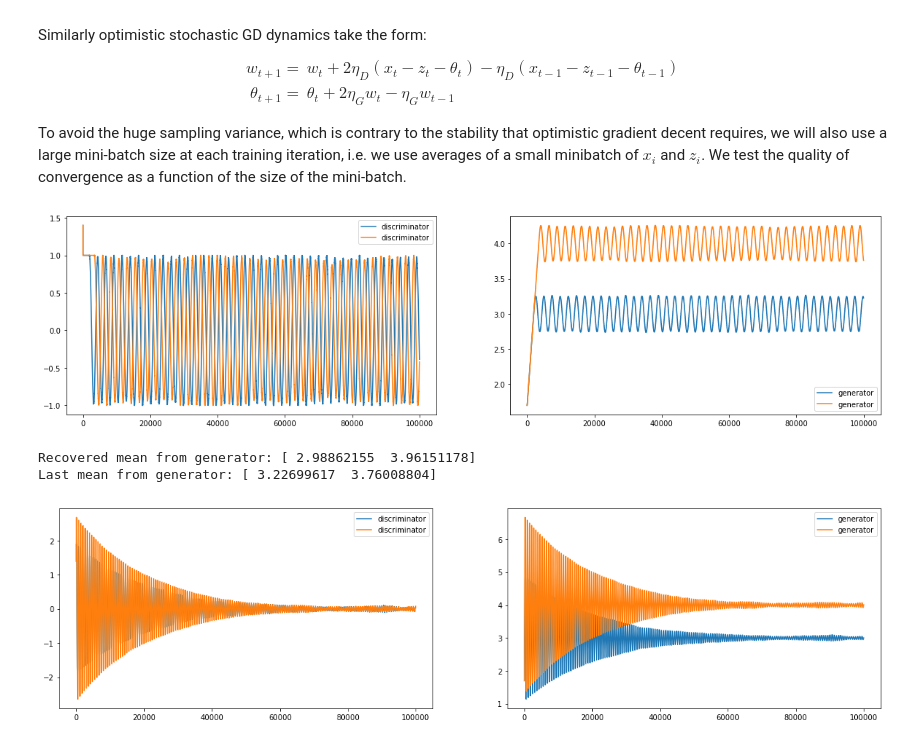
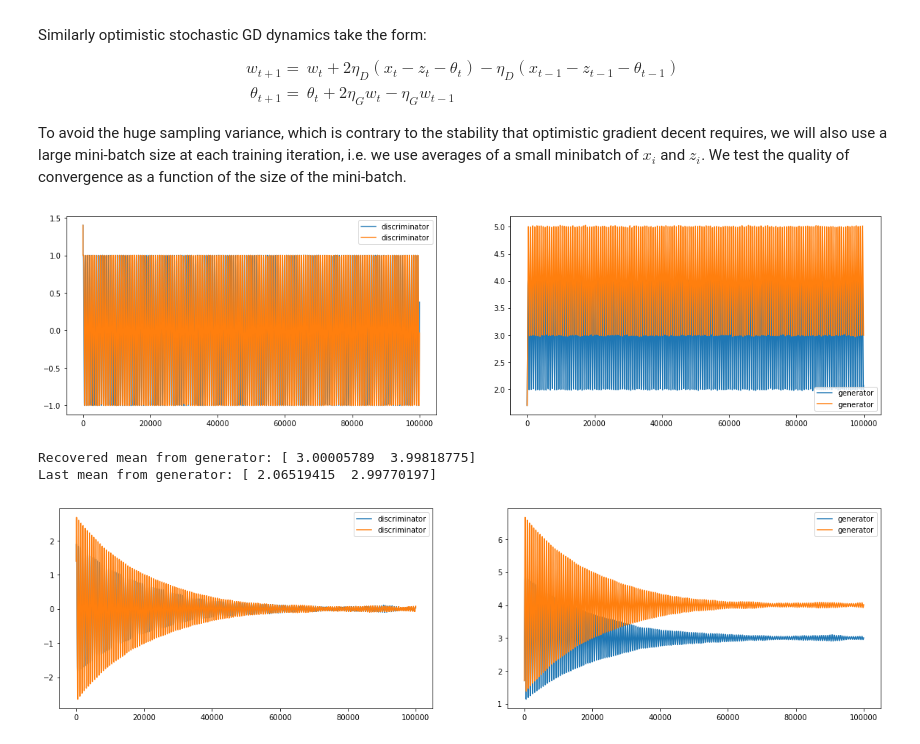
Before and after one commit to vsyrgkanis/optimistic_GAN_training, a Jupyter notebook: notebooks/Simple_GAN_example.ipynb, the cells around one changed output. Saved outputs shown, nothing was run; the diff lists cells and outputs as text; code cells hidden in the pictures.

```diff
--- a/notebooks/Simple_GAN_example.ipynb
+++ b/notebooks/Simple_GAN_example.ipynb
@@ -377,12 +377,12 @@ To avoid the huge sampling variance, which is contrary to the stability that opt
 # %%
 # SGD Training on Sampled Loss with minibatching
 w, theta = mean_learning_stochastic_gd(v, 100000, 0.01, 0.01, 200,
-                                       clip_D=1, train_gen_every=15)
+                                       clip_D=1, train_gen_every=1)
 plot_weights(w, theta)
 # %% [output]
-[figure, old version]
+[figure, new version]
-Recovered mean from generator: [ 2.98862155  3.96151178]
-Last mean from generator: [ 3.22699617  3.76008804]
+Recovered mean from generator: [ 3.00005789  3.99818775]
+Last mean from generator: [ 2.06519415  2.99770197]
 # %%
 # Optimistic SGD Training on Sampled Loss with minibatching=2000
 w, theta = mean_learning_stochastic_omd(v, 100000, 0.01, 0.01, 2000)
```
Also changed, not shown: parts of 6 cells of this notebook.
